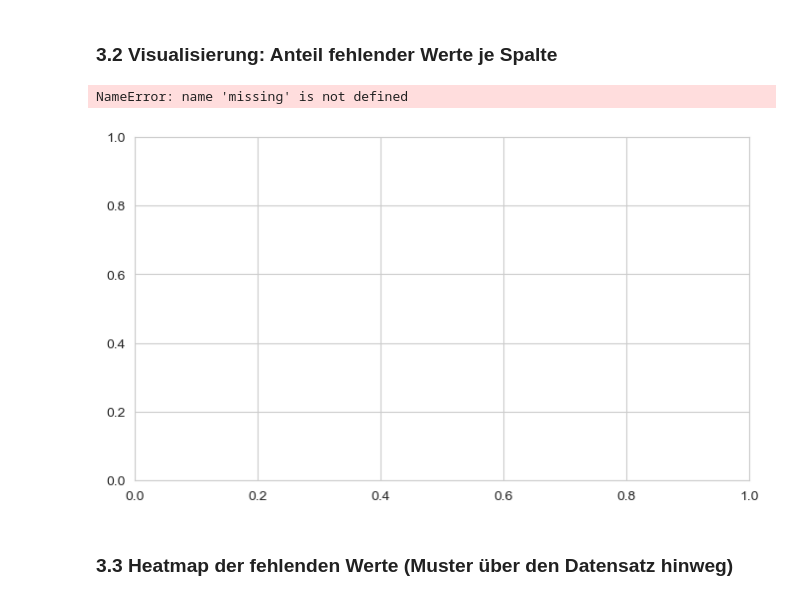
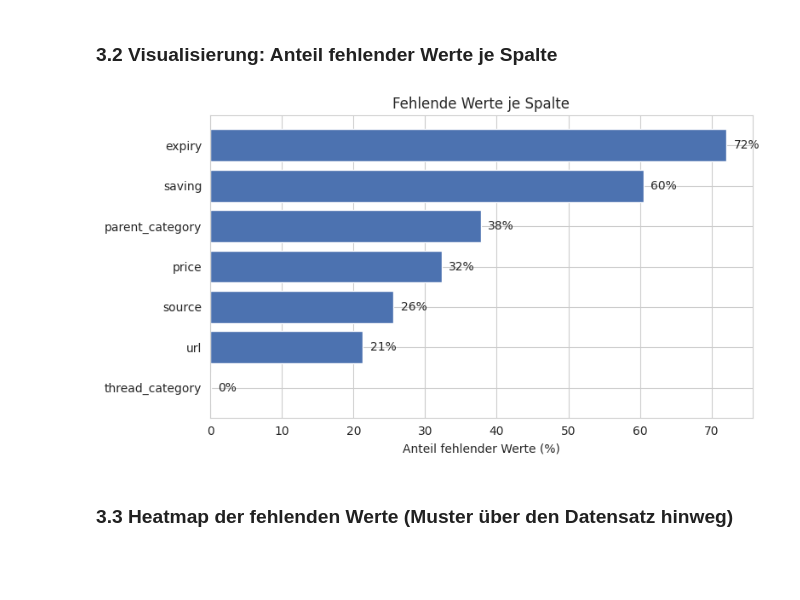
Before and after one commit to aghamuradov/thesis-experiments, a Jupyter notebook: notebooks/EDA_Datenexploration.ipynb, the cells around one changed output. Cells and saved outputs as stored; diff of their text form; code cells hidden in the pictures; blank space fills up the shorter version.

```diff
--- a/notebooks/EDA_Datenexploration.ipynb
+++ b/notebooks/EDA_Datenexploration.ipynb
@@ -35,7 +35,7 @@ pd.set_option("display.width", 140)
 sns.set_style("whitegrid")
 plt.rcParams["figure.dpi"] = 100
 
-df = pd.read_csv("data/rfd_main.csv")
+df = pd.read_csv("rfd_main.csv")
 print(f"Datensatz geladen: {df.shape[0]} Zeilen, {df.shape[1]} Spalten")
 # %% [output]
 Datensatz geladen: 1326 Zeilen, 15 Spalten
@@ -169,28 +169,15 @@ missing
 # %%
 fig, ax = plt.subplots(figsize=(8, 4.5))
 missing_sorted = missing.sort_values("fehlend (%)")
-ax.barh(
-    missing_sorted.index,
-    missing_sorted["fehlend (%)"],
-    color="#4C72B0"
-)
+ax.barh(missing_sorted.index, missing_sorted["fehlend (%)"], color="#4C72B0")
 ax.set_xlabel("Anteil fehlender Werte (%)")
 ax.set_title("Fehlende Werte je Spalte")
-
 for i, v in enumerate(missing_sorted["fehlend (%)"]):
     ax.text(v + 1, i, f"{v:.0f}%", va="center")
-
 plt.tight_layout()
-
-plt.savefig(
-    "../images/Abbildung01_Fehlende_Werte_300DPI.png",
-    dpi=300
-)
-
 plt.show()
 # %% [output]
-NameError: name 'missing' is not defined
-[figure, old version]
+[figure, new version]
 # %% [markdown]
 ### 3.3 Heatmap der fehlenden Werte (Muster über den Datensatz hinweg)
 # %%
```
Also changed, not shown: parts of 2 cells of this notebook.
